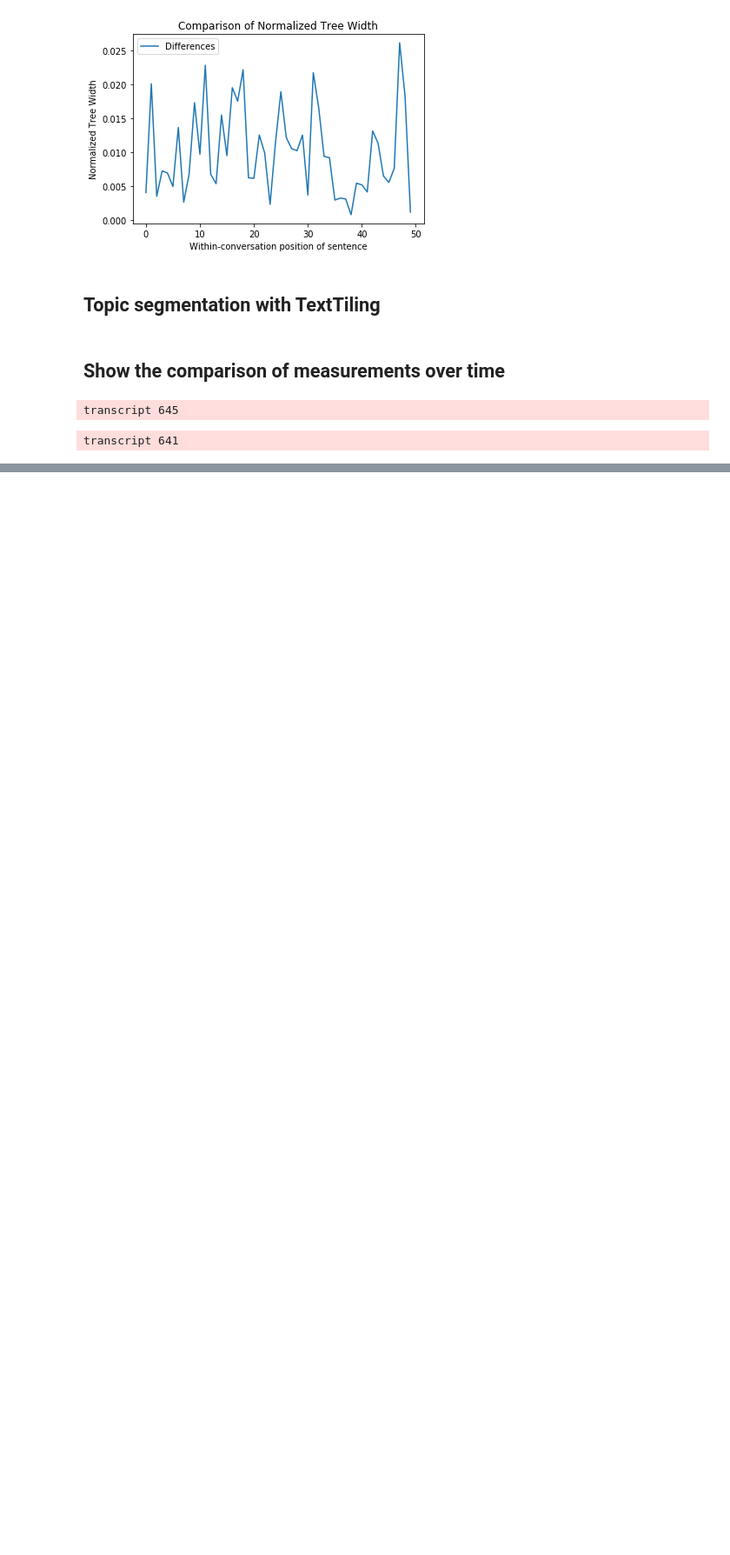
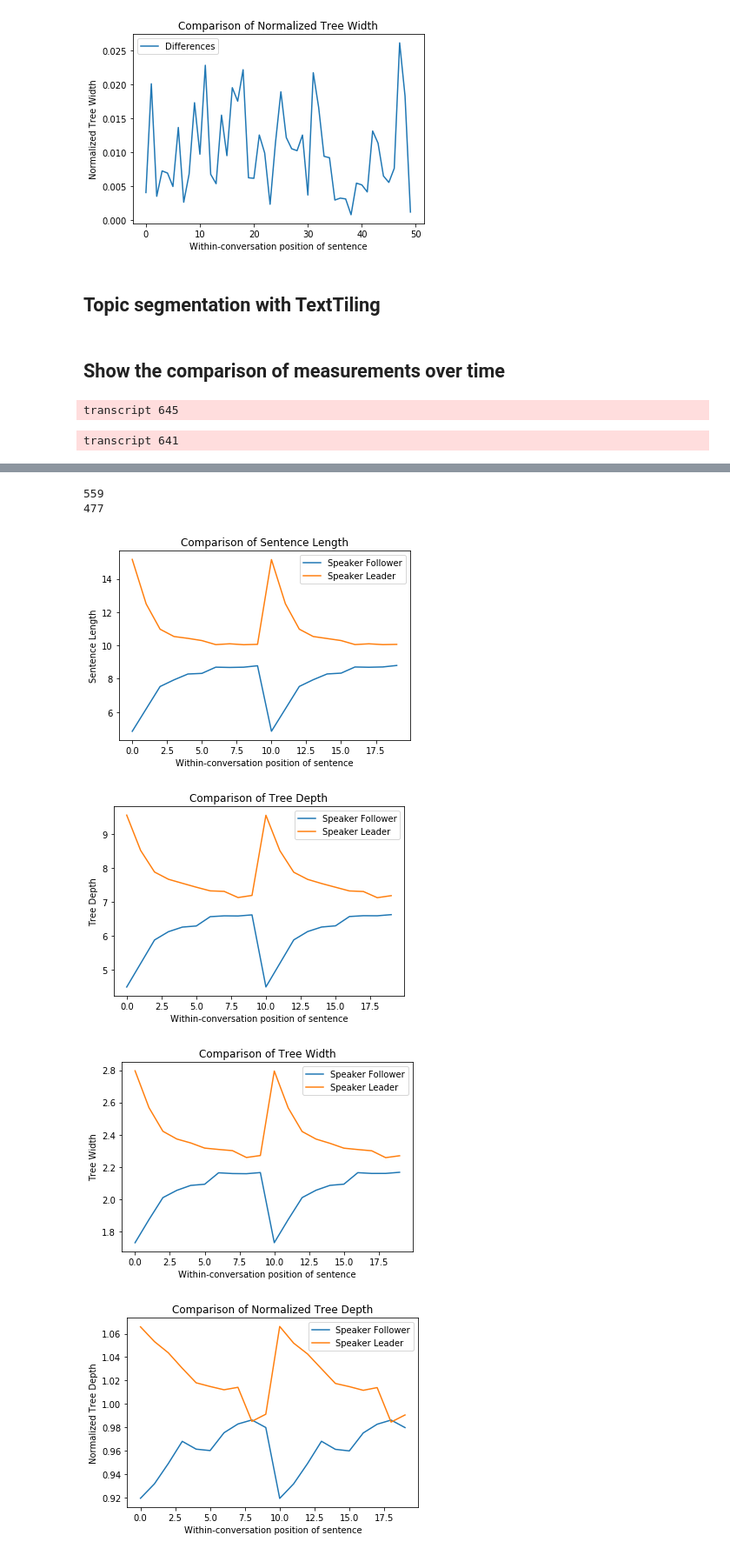
Before and after one commit to janoschhaber/CoSP, a Jupyter notebook: convergence/convergence.ipynb, the cells around one changed output, grey strips where cells are left out. Shown: that part at 87% size. Drawn from its saved outputs; the diff is of its cells as text; code cells hidden in the pictures; blank space fills up the shorter version.

```diff
--- a/convergence/convergence.ipynb
+++ b/convergence/convergence.ipynb
@@ -463,0 +506,51 @@ for measure in range(5):
+# %%
+def calculate_shift_means(overall_means):
+    shift_means = []
+
+    for i in range(len(overall_means)-2):
+        topic_means = overall_means[i:i+2]
+#         print(len(topic_means))
+        pair_means = defaultdict(lambda: defaultdict(lambda: list()))
+
+        for topic in topic_means:
+            for role, measure_dict in topic.items():
+                for m, v in measure_dict.items():
+                    pair_means[role][m].extend(v)
+
+#         print(pair_means)
+        for role, measure_dict in pair_means.items():
+            for m, v in measure_dict.items():
+                pair_means[role][m] = np.asarray(v)
+
+        for role, measure_dict in pair_means.items():
+            pair_means[role] = dict(measure_dict)
+
+        shift_means.append(dict(pair_means))
+#         break
+
+    return shift_means
+# %%
+print(len(overall_means))
+
+overall_cleaned = []
+for mean in overall_means:
+     if mean != {}: overall_cleaned.append(mean)
+
+print(len(overall_cleaned))
+# %% [output]
+559
+477
+# %%
+shift_means = calculate_shift_means(overall_cleaned)
+# %%
+overall_shift_means = collect_overall_means(shift_means)
+
+for measure in range(5):
+    plot_speaker_data(overall_shift_means, measure)
+for measure in range(5):
+    plot_speaker_differences(overall_shift_means, measure)
+# %% [output]
+[figure, added]
+[figure, added]
+[figure, added]
+[figure, added]
```
Also changed, not shown: parts of 8 cells of this notebook.
